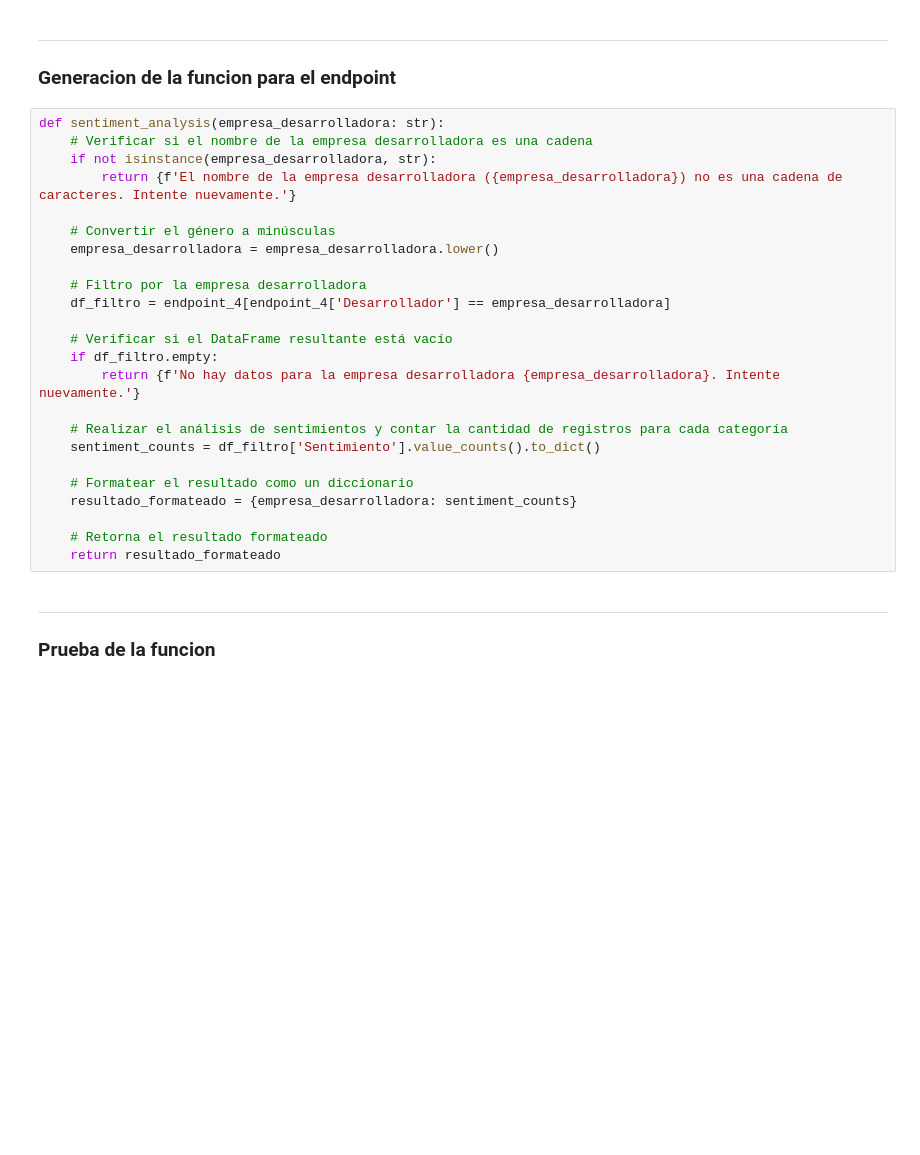
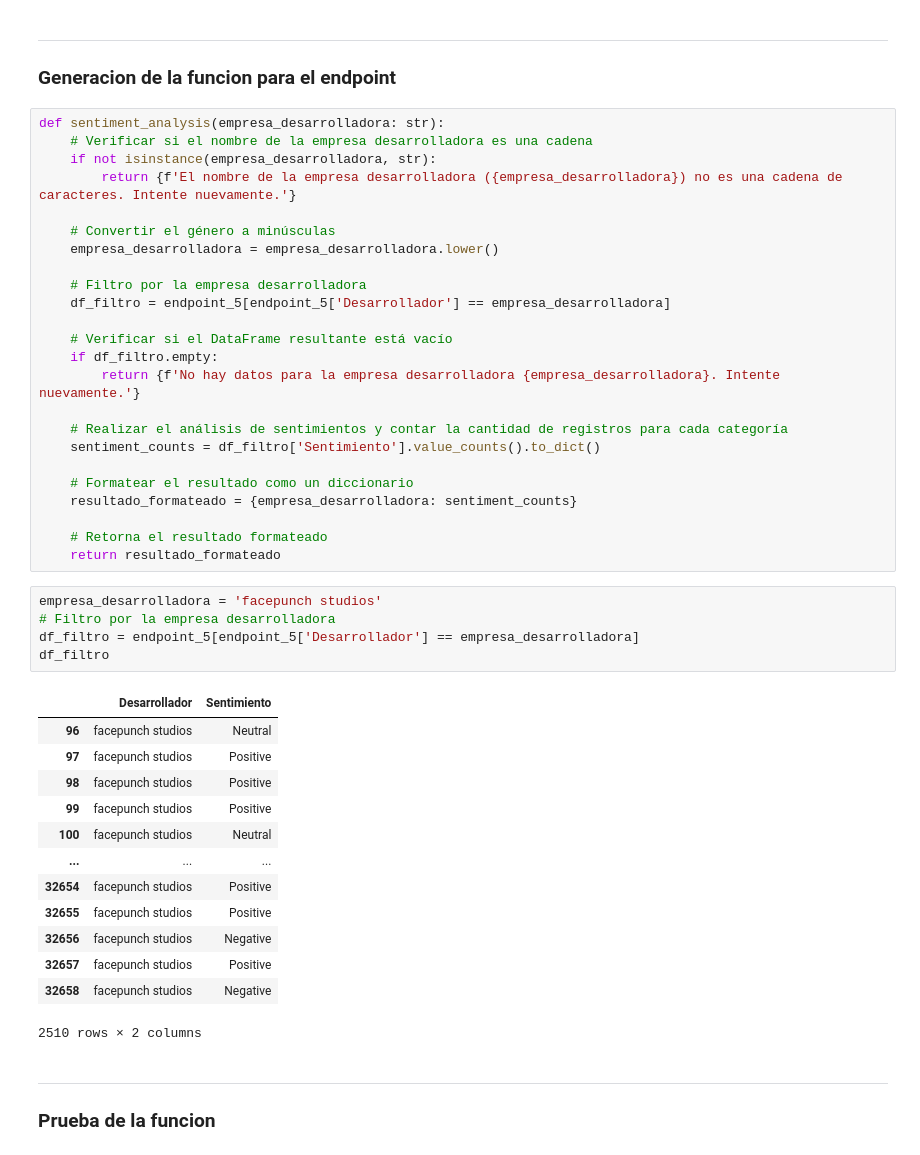
Before and after one commit to Blasferp/Proyecto_Mlop_1, a Jupyter notebook: Endpoints/Funciones.ipynb, the cells around one changed output. Cells and saved outputs as stored; diff of their text form; blank space fills up the shorter version.

```diff
--- a/Endpoints/Funciones.ipynb
+++ b/Endpoints/Funciones.ipynb
@@ -989,7 +970,7 @@ def sentiment_analysis(empresa_desarrolladora: str):
     empresa_desarrolladora = empresa_desarrolladora.lower()
 
     # Filtro por la empresa desarrolladora
-    df_filtro = endpoint_4[endpoint_4['Desarrollador'] == empresa_desarrolladora]
+    df_filtro = endpoint_5[endpoint_5['Desarrollador'] == empresa_desarrolladora]
 
     # Verificar si el DataFrame resultante está vacío
     if df_filtro.empty:
@@ -1003,6 +984,25 @@ def sentiment_analysis(empresa_desarrolladora: str):
 
     # Retorna el resultado formateado
     return resultado_formateado
+# %%
+empresa_desarrolladora = 'facepunch studios'
+# Filtro por la empresa desarrolladora
+df_filtro = endpoint_5[endpoint_5['Desarrollador'] == empresa_desarrolladora]
+df_filtro
+# %% [output]
+|  | Desarrollador | Sentimiento |
+| 96 | facepunch studios | Neutral |
+| 97 | facepunch studios | Positive |
+| 98 | facepunch studios | Positive |
+| 99 | facepunch studios | Positive |
+| 100 | facepunch studios | Neutral |
+| ... | ... | ... |
+| 32654 | facepunch studios | Positive |
+| 32655 | facepunch studios | Positive |
+| 32656 | facepunch studios | Negative |
+| 32657 | facepunch studios | Positive |
+| 32658 | facepunch studios | Negative |
+2510 rows × 2 columns
 # %% [markdown]
 
 
```
Also changed, not shown: parts of 33 cells of this notebook.
